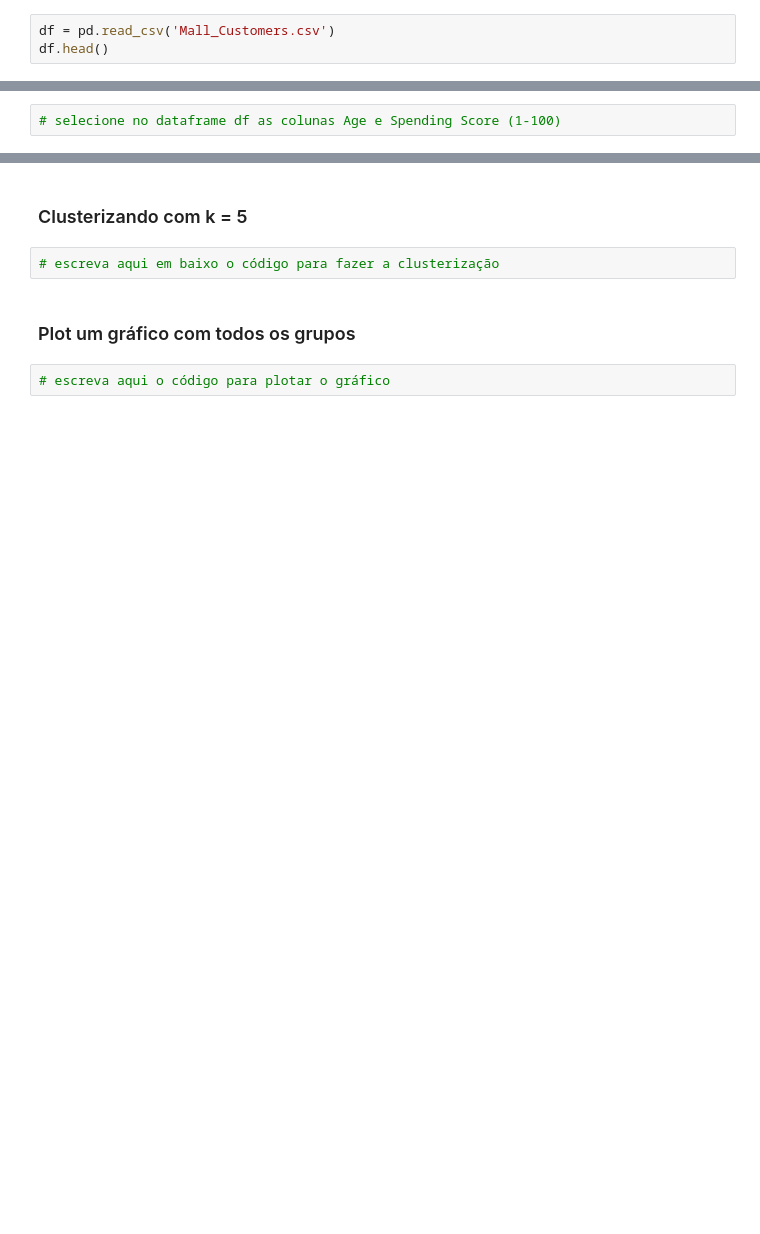
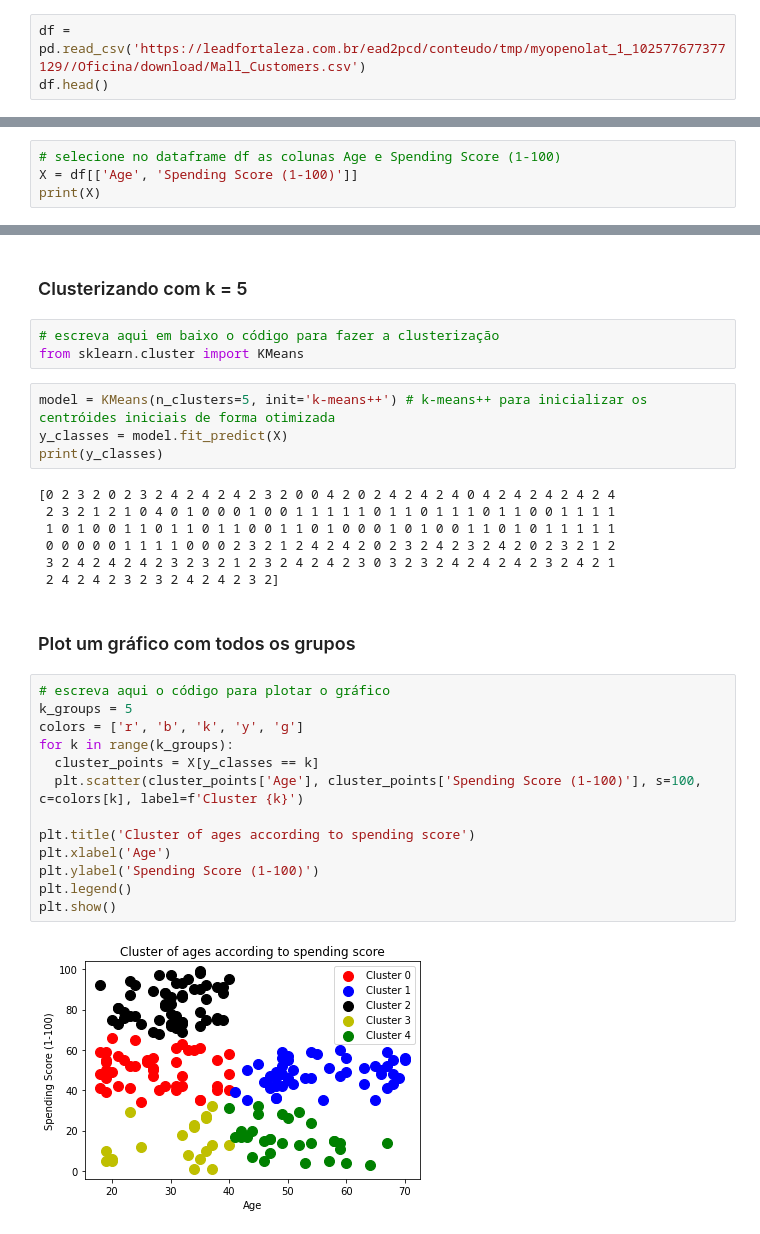
Before and after one commit to williambrunos/Introduction-To-ML, a Jupyter notebook: Class_3/K_means_oficina.ipynb, the cells around one changed output, grey strips where cells are left out. Cells and saved outputs as stored; diff of their text form; blank space fills up the shorter version.

```diff
--- a/Class_3/K_means_oficina.ipynb
+++ b/Class_3/K_means_oficina.ipynb
@@ -6,7 +8,7 @@ from sklearn.cluster import KMeans
 # %% [markdown]
 ### Leitura dos dados
 # %%
-df = pd.read_csv('Mall_Customers.csv')
+df = pd.read_csv('https://leadfortaleza.com.br/ead2pcd/conteudo/tmp/myopenolat_1_102577677377129//Oficina/download/Mall_Customers.csv')
 df.head()
 # %% [output]
 |  | CustomerID | Gender | Age | Annual Income (k$) | Spending Score (1-100) |
@@ -59,3 +77,5 @@ plt.show()
 selecione os dados de 'Age' e 'Spending Score (1-100)' no dataframe para realizar o agrupamento com kmeans
 # %%
 # selecione no dataframe df as colunas Age e Spending Score (1-100)
+X = df[['Age', 'Spending Score (1-100)']]
+print(X)
@@ -63,7 +98,32 @@ selecione os dados de 'Age' e 'Spending Score (1-100)' no dataframe para realiza
 ### Clusterizando com k = 5
 # %%
 # escreva aqui em baixo o código para fazer a clusterização
+from sklearn.cluster import KMeans
+# %%
+model = KMeans(n_clusters=5, init='k-means++') # k-means++ para inicializar os centróides iniciais de forma otimizada
+y_classes = model.fit_predict(X)
+print(y_classes)
+# %% [output]
+[0 2 3 2 0 2 3 2 4 2 4 2 4 2 3 2 0 0 4 2 0 2 4 2 4 2 4 0 4 2 4 2 4 2 4 2 4
+ 2 3 2 1 2 1 0 4 0 1 0 0 0 1 0 0 1 1 1 1 1 0 1 1 0 1 1 1 0 1 1 0 0 1 1 1 1
+ 1 0 1 0 0 1 1 0 1 1 0 1 1 0 0 1 1 0 1 0 0 0 1 0 1 0 0 1 1 0 1 0 1 1 1 1 1
+ 0 0 0 0 0 1 1 1 1 0 0 0 2 3 2 1 2 4 2 4 2 0 2 3 2 4 2 3 2 4 2 0 2 3 2 1 2
+ 3 2 4 2 4 2 4 2 3 2 3 2 1 2 3 2 4 2 4 2 3 0 3 2 3 2 4 2 4 2 4 2 3 2 4 2 1
+ 2 4 2 4 2 3 2 3 2 4 2 4 2 3 2]
 # %% [markdown]
 ### Plot um gráfico com todos os grupos
-# %%
-# escreva aqui o código para plotar o gráfico
+# %%
+# escreva aqui o código para plotar o gráfico
+k_groups = 5
+colors = ['r', 'b', 'k', 'y', 'g']
+for k in range(k_groups):
+  cluster_points = X[y_classes == k]
+  plt.scatter(cluster_points['Age'], cluster_points['Spending Score (1-100)'], s=100, c=colors[k], label=f'Cluster {k}')
+
+plt.title('Cluster of ages according to spending score')
+plt.xlabel('Age')
+plt.ylabel('Spending Score (1-100)')
+plt.legend()
+plt.show()
+# %% [output]
+[figure, added]
```
Also changed, not shown: parts of 3 cells of this notebook.
